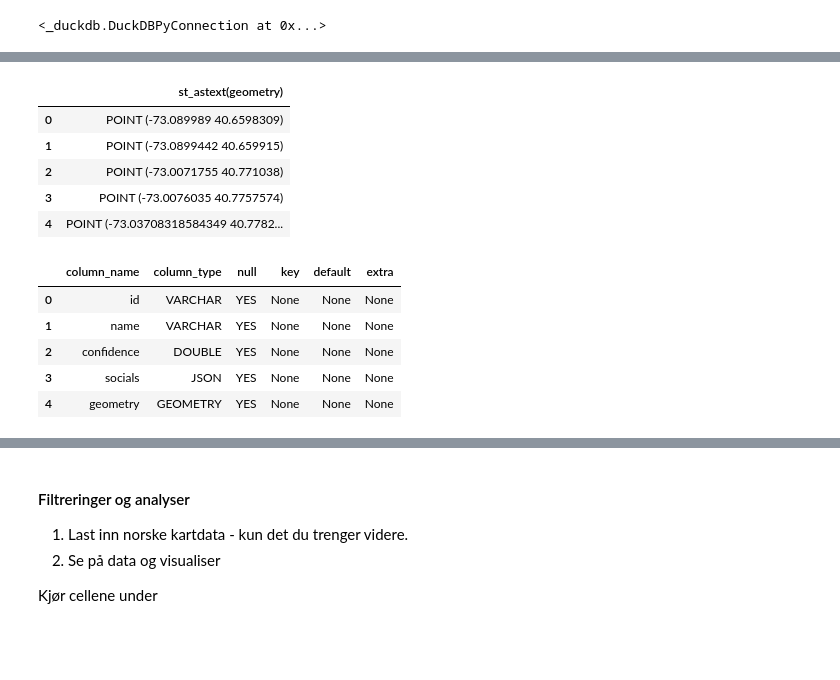
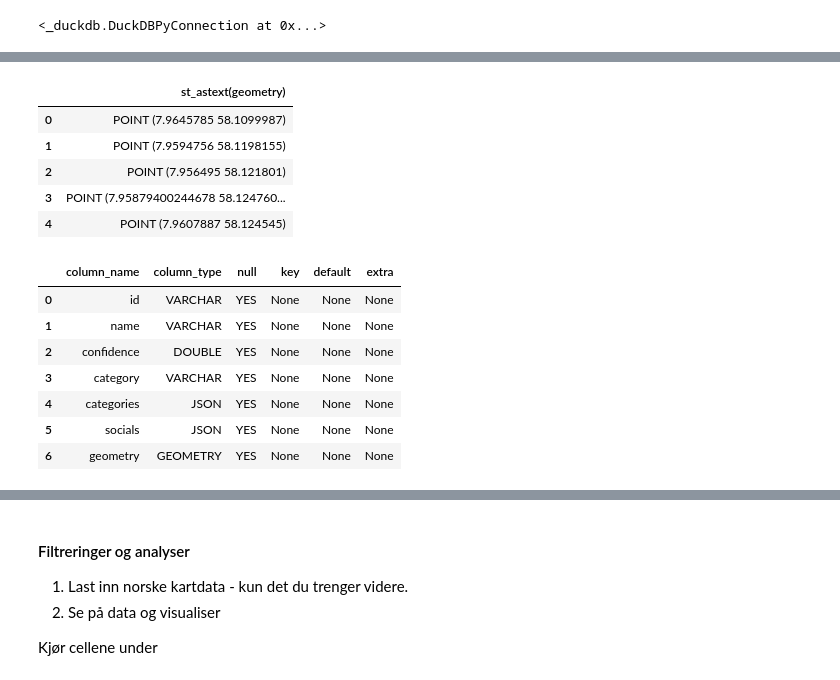
Before and after one commit to kartAI/skygeo, a Jupyter notebook: src/skygeo-workshop/Cumulus_Geographica.ipynb, the cells around one changed output, grey strips where cells are left out. Saved outputs shown, nothing was run; the diff lists cells and outputs as text; code cells hidden in the pictures; blank space fills up the shorter version.

```diff
--- a/src/skygeo-workshop/Cumulus_Geographica.ipynb
+++ b/src/skygeo-workshop/Cumulus_Geographica.ipynb
@@ -168,24 +200,26 @@ CREATE OR REPLACE TABLE pizza_restaurants AS
 # %%
 # visualize with lonboard
-query = conn.sql("select st_astext(geometry) from pizza_restaurants")
+query = conn.sql("select st_astext(geometry) from overturemap_results")
 display(query.df().head())
 # %% [output]
 |  | st_astext(geometry) |
-| 0 | POINT (-73.089989 40.6598309) |
-| 1 | POINT (-73.0899442 40.659915) |
-| 2 | POINT (-73.0071755 40.771038) |
-| 3 | POINT (-73.0076035 40.7757574) |
-| 4 | POINT (-73.03708318584349 40.7782... |
+| 0 | POINT (7.9645785 58.1099987) |
+| 1 | POINT (7.9594756 58.1198155) |
+| 2 | POINT (7.956495 58.121801) |
+| 3 | POINT (7.95879400244678 58.124760... |
+| 4 | POINT (7.9607887 58.124545) |
 # %%
 # Verify the geometry column exists and its type
-r = conn.sql("DESCRIBE pizza_restaurants")
+r = conn.sql("DESCRIBE overturemap_results")
 r.df()
 # Or query just the column info
 #conn.sql("SELECT column_name, data_type FROM information_schema.columns WHERE table_name='pizza_restaurants'").show()
 # %% [output]
 |  | column_name | column_type | null | key | default | extra |
 | 0 | id | VARCHAR | YES | None | None | None |
 | 1 | name | VARCHAR | YES | None | None | None |
 | 2 | confidence | DOUBLE | YES | None | None | None |
-| 3 | socials | JSON | YES | None | None | None |
-| 4 | geometry | GEOMETRY | YES | None | None | None |
+| 3 | category | VARCHAR | YES | None | None | None |
+| 4 | categories | JSON | YES | None | None | None |
+| 5 | socials | JSON | YES | None | None | None |
+| 6 | geometry | GEOMETRY | YES | None | None | None |
```
Also changed, not shown: parts of 10 cells of this notebook, 1 other file.
